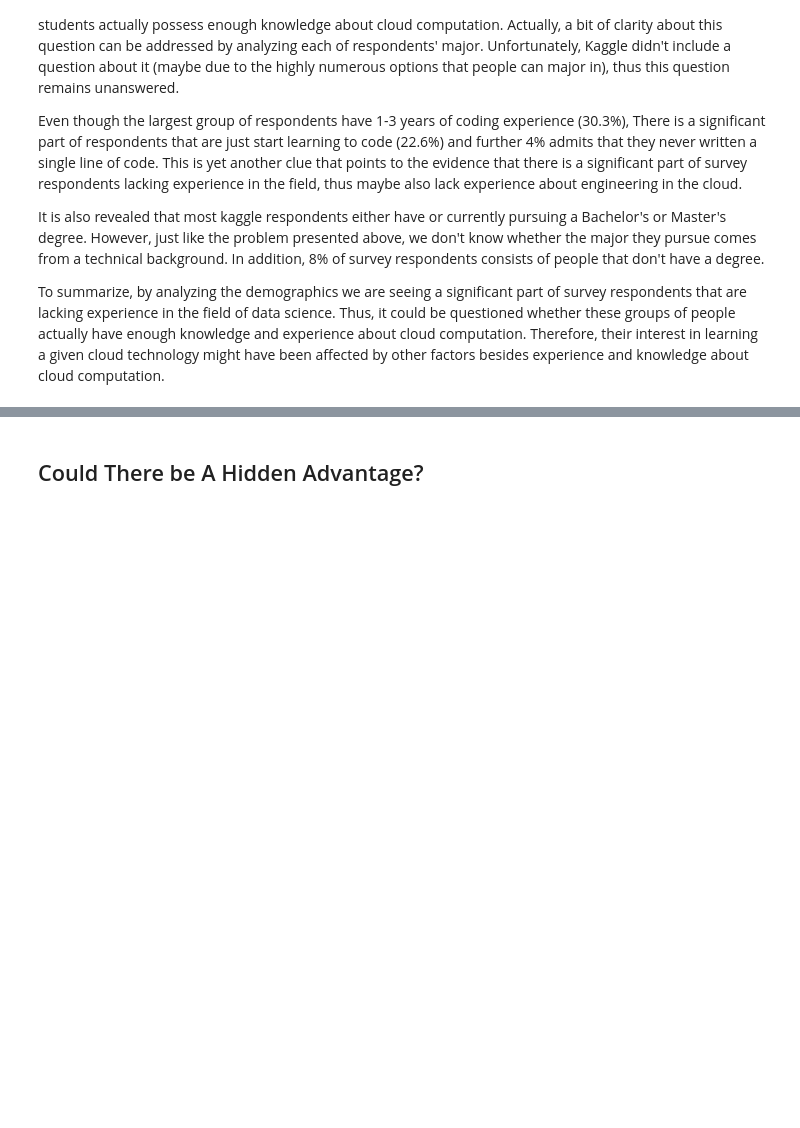
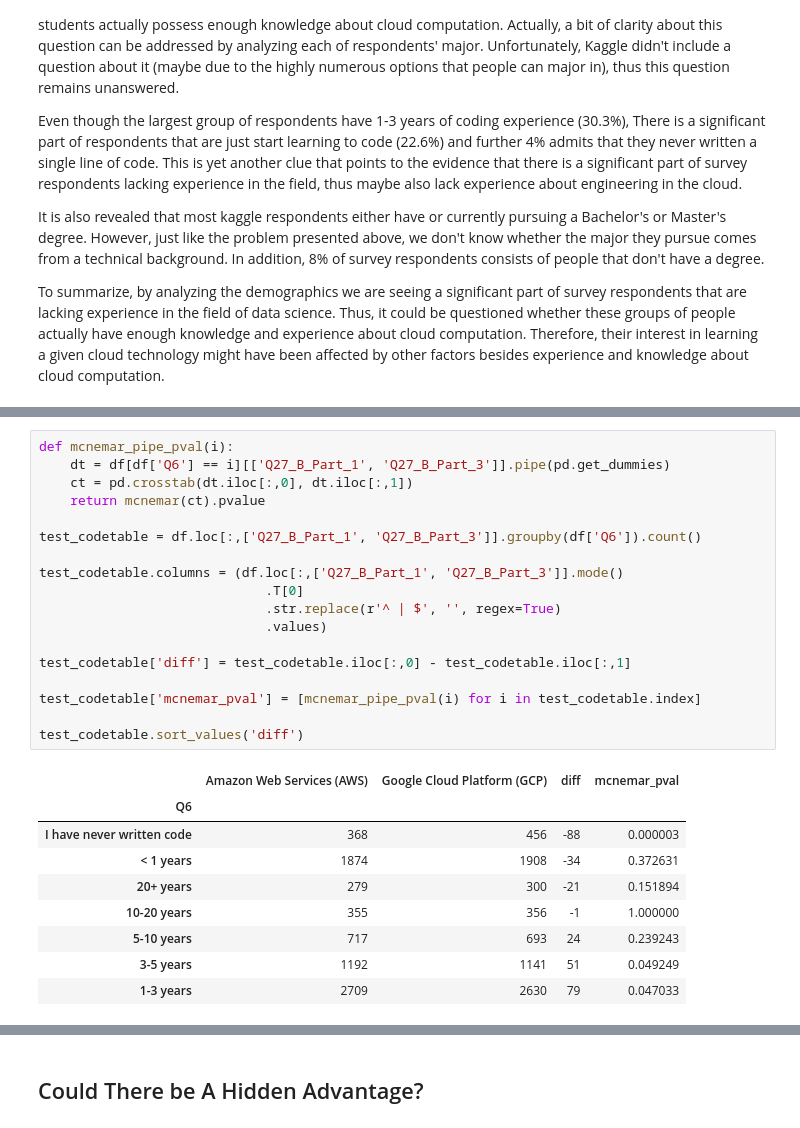
Before and after one commit to sknrendra/2021-Kaggle-Survey-Analytics, a Jupyter notebook: kaggle-2021-survey-data-analysis-main-findings.ipynb, the cells around one changed output, grey strips where cells are left out. Cells and saved outputs as stored; diff of their text form; blank space fills up the shorter version.

```diff
--- a/kaggle-2021-survey-data-analysis-main-findings.ipynb
+++ b/kaggle-2021-survey-data-analysis-main-findings.ipynb
@@ -260,0 +304,28 @@ Engineers are known to be interested in the latest technology available. it coul
+# %%
+def mcnemar_pipe_pval(i):
+    dt = df[df['Q6'] == i][['Q27_B_Part_1', 'Q27_B_Part_3']].pipe(pd.get_dummies)
+    ct = pd.crosstab(dt.iloc[:,0], dt.iloc[:,1])
+    return mcnemar(ct).pvalue
+
+test_codetable = df.loc[:,['Q27_B_Part_1', 'Q27_B_Part_3']].groupby(df['Q6']).count()
+
+test_codetable.columns = (df.loc[:,['Q27_B_Part_1', 'Q27_B_Part_3']].mode()
+                             .T[0]
+                             .str.replace(r'^ | $', '', regex=True)
+                             .values)
+
+test_codetable['diff'] = test_codetable.iloc[:,0] - test_codetable.iloc[:,1]
+
+test_codetable['mcnemar_pval'] = [mcnemar_pipe_pval(i) for i in test_codetable.index]
+
+test_codetable.sort_values('diff')
+# %% [output]
+|  | Amazon Web Services (AWS) | Google Cloud Platform (GCP) | diff | mcnemar_pval |
+| Q6 |  |  |  |  |
+| I have never written code | 368 | 456 | -88 | 0.000003 |
+| < 1 years | 1874 | 1908 | -34 | 0.372631 |
+| 20+ years | 279 | 300 | -21 | 0.151894 |
+| 10-20 years | 355 | 356 | -1 | 1.000000 |
+| 5-10 years | 717 | 693 | 24 | 0.239243 |
+| 3-5 years | 1192 | 1141 | 51 | 0.049249 |
+| 1-3 years | 2709 | 2630 | 79 | 0.047033 |
```
Also changed, not shown: parts of 25 cells of this notebook.
